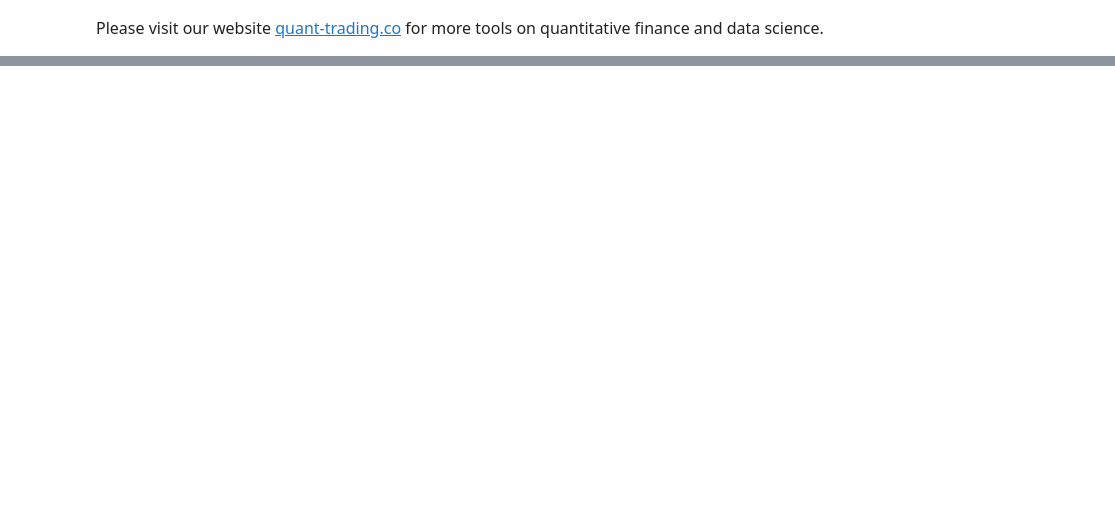
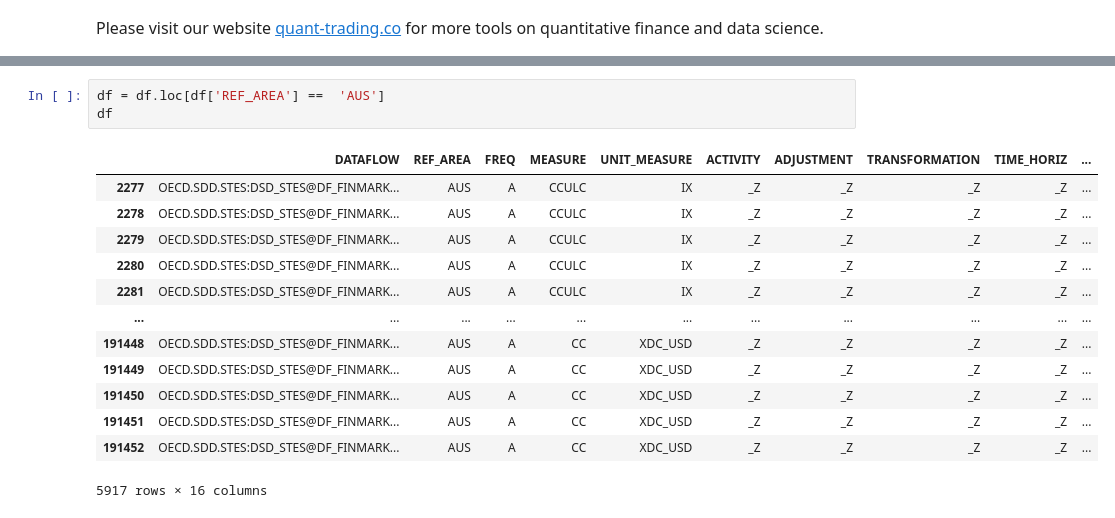
Before and after one commit to Quant-TradingCO/Download_data, a Jupyter notebook: OECD.ipynb, the cells around one changed output, grey strips where cells are left out. Drawn from its saved outputs; the diff is of its cells as text; blank space fills up the shorter version.

```diff
--- a/OECD.ipynb
+++ b/OECD.ipynb
@@ -341,0 +78,17 @@ If this content is helpful and you want to make a donation please click on the b
+# %%
+df = df.loc[df['REF_AREA'] ==  'AUS']
+df
+# %% [output]
+|  | DATAFLOW | REF_AREA | FREQ | MEASURE | UNIT_MEASURE | ACTIVITY | ADJUSTMENT | TRANSFORMATION | TIME_HORIZ | ... |
+| 2277 | OECD.SDD.STES:DSD_STES@DF_FINMARK... | AUS | A | CCULC | IX | _Z | _Z | _Z | _Z | ... |
+| 2278 | OECD.SDD.STES:DSD_STES@DF_FINMARK... | AUS | A | CCULC | IX | _Z | _Z | _Z | _Z | ... |
+| 2279 | OECD.SDD.STES:DSD_STES@DF_FINMARK... | AUS | A | CCULC | IX | _Z | _Z | _Z | _Z | ... |
+| 2280 | OECD.SDD.STES:DSD_STES@DF_FINMARK... | AUS | A | CCULC | IX | _Z | _Z | _Z | _Z | ... |
+| 2281 | OECD.SDD.STES:DSD_STES@DF_FINMARK... | AUS | A | CCULC | IX | _Z | _Z | _Z | _Z | ... |
+| ... | ... | ... | ... | ... | ... | ... | ... | ... | ... | ... |
+| 191448 | OECD.SDD.STES:DSD_STES@DF_FINMARK... | AUS | A | CC | XDC_USD | _Z | _Z | _Z | _Z | ... |
+| 191449 | OECD.SDD.STES:DSD_STES@DF_FINMARK... | AUS | A | CC | XDC_USD | _Z | _Z | _Z | _Z | ... |
+| 191450 | OECD.SDD.STES:DSD_STES@DF_FINMARK... | AUS | A | CC | XDC_USD | _Z | _Z | _Z | _Z | ... |
+| 191451 | OECD.SDD.STES:DSD_STES@DF_FINMARK... | AUS | A | CC | XDC_USD | _Z | _Z | _Z | _Z | ... |
+| 191452 | OECD.SDD.STES:DSD_STES@DF_FINMARK... | AUS | A | CC | XDC_USD | _Z | _Z | _Z | _Z | ... |
+5917 rows × 16 columns
```
Also changed, not shown: parts of 53 cells of this notebook.
